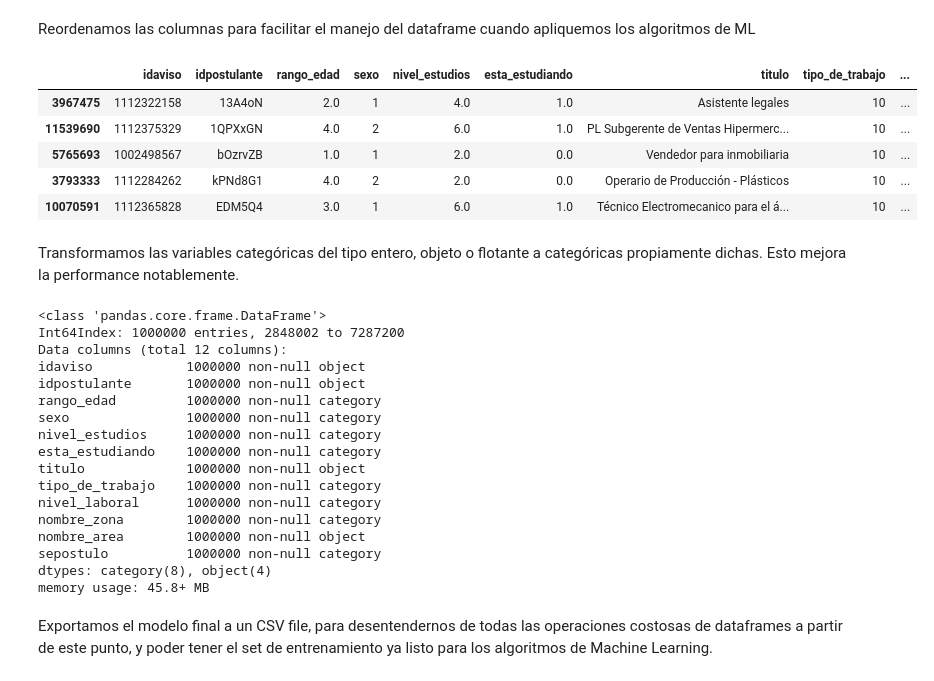
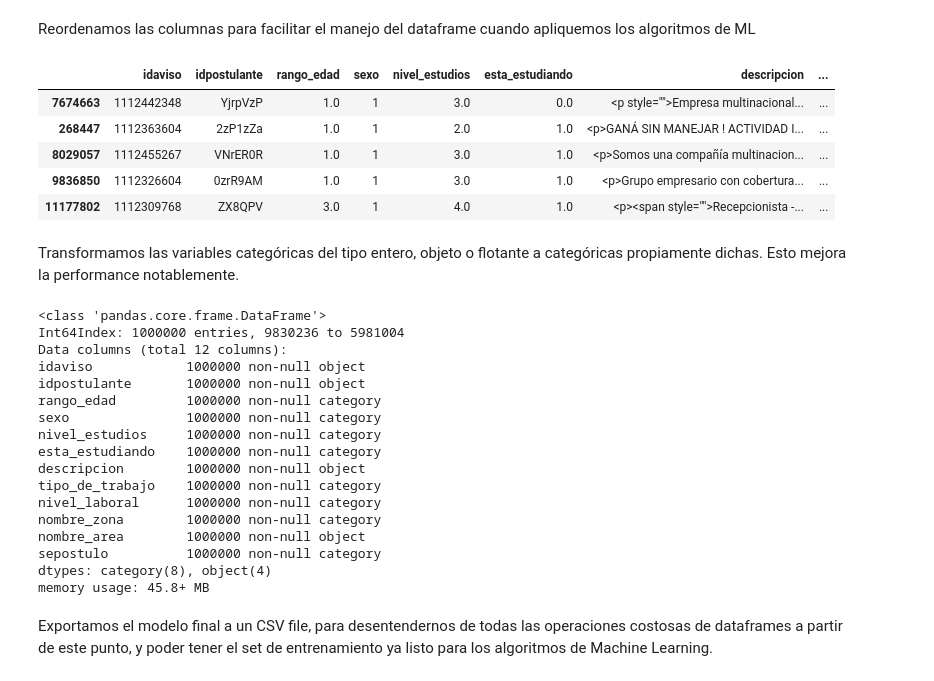
Before and after one commit to franhermani/TP2-7506, a Jupyter notebook: modelo_nuevo_make.ipynb, the cells around one changed output. Drawn from its saved outputs; the diff is of its cells as text; code cells hidden in the pictures.

```diff
--- a/modelo_nuevo_make.ipynb
+++ b/modelo_nuevo_make.ipynb
@@ -514,6 +514,10 @@ avisos_detalles_2 = pd.read_csv('datos_navent_fiuba/fiuba_6_avisos_detalle.csv')
 
 avisos_detalles = pd.merge(avisos_detalles, avisos_detalles_2, how='outer')
 
+avisos_detalles_2 = pd.read_csv('datos_navent_fiuba/fiuba_6_avisos_detalle_missing_nivel_laboral.csv')
+
+avisos_detalles = pd.merge(avisos_detalles, avisos_detalles_2, how='outer')
+
 avisos_detalles.sample(5)
 # %% [output]
 |  | idaviso | idpais | titulo | descripcion | nombre_zona | ciudad | mapacalle | tipo_de_trabajo | ... |
@@ -572,7 +576,7 @@ False     1798
 Name: mapacalle, dtype: int64
 # %%
 # Eliminamos las columnas arriba mencionadas
-avisos_detalles.drop(columns={'idpais', 'ciudad', 'mapacalle', 'descripcion', 'denominacion_empresa'}, axis=1, inplace=True)
+avisos_detalles.drop(columns={'idpais', 'ciudad', 'mapacalle', 'titulo', 'denominacion_empresa'}, axis=1, inplace=True)
 
 avisos_detalles.sample(5)
 # %% [output]
@@ -663,6 +668,7 @@ avisos_detalles.loc[(avisos_detalles['nivel_laboral'] == 'Jefe / Supervisor / Re
 avisos_detalles.loc[(avisos_detalles['nivel_laboral'] == 'Senior / Semi-Senior'),'nivel_laboral'] = 3
 avisos_detalles.loc[(avisos_detalles['nivel_laboral'] == 'Junior'),'nivel_laboral'] = 2
 avisos_detalles.loc[(avisos_detalles['nivel_laboral'] == 'Otro'),'nivel_laboral'] = 1
+avisos_detalles.loc[(avisos_detalles['nivel_laboral'].isnull()),'nivel_laboral'] = 0
 # %%
 avisos_detalles.sample(5)
 # %% [output]
@@ -838,5 +840,6 @@ modelo['sepostulo'].value_counts()
 Name: sepostulo, dtype: int64
 # %%
+avisos_detalles['idaviso'] = avisos_detalles['idaviso'].astype('object')
 modelo['idaviso'] = modelo['idaviso'].astype('object')
 modelo.info()
 # %% [output]
@@ -1010,17 +1013,17 @@ modelo_si = 0
 Reordenamos las columnas para facilitar el manejo del dataframe cuando apliquemos los algoritmos de ML
 # %%
 modelo_final = modelo_final[['idaviso','idpostulante','rango_edad','sexo',\
-                             'nivel_estudios','esta_estudiando','titulo','tipo_de_trabajo',\
+                             'nivel_estudios','esta_estudiando','descripcion','tipo_de_trabajo',\
                              'nivel_laboral','nombre_zona','nombre_area','sepostulo']]
 
 modelo_final.sample(5)
 # %% [output]
-|  | idaviso | idpostulante | rango_edad | sexo | nivel_estudios | esta_estudiando | titulo | tipo_de_trabajo | ... |
-| 3967475 | 1112322158 | 13A4oN | 2.0 | 1 | 4.0 | 1.0 | Asistente legales | 10 | ... |
-| 11539690 | 1112375329 | 1QPXxGN | 4.0 | 2 | 6.0 | 1.0 | PL Subgerente de Ventas Hipermerc... | 10 | ... |
-| 5765693 | 1002498567 | bOzrvZB | 1.0 | 1 | 2.0 | 0.0 | Vendedor para inmobiliaria | 10 | ... |
-| 3793333 | 1112284262 | kPNd8G1 | 4.0 | 2 | 2.0 | 0.0 | Operario de Producción - Plásticos | 10 | ... |
-| 10070591 | 1112365828 | EDM5Q4 | 3.0 | 1 | 6.0 | 1.0 | Técnico Electromecanico para el á... | 10 | ... |
+|  | idaviso | idpostulante | rango_edad | sexo | nivel_estudios | esta_estudiando | descripcion | ... |
+| 7674663 | 1112442348 | YjrpVzP | 1.0 | 1 | 3.0 | 0.0 | <p style="">Empresa multinacional... | ... |
+| 268447 | 1112363604 | 2zP1zZa | 1.0 | 1 | 2.0 | 1.0 | <p>GANÁ SIN MANEJAR ! ACTIVIDAD I... | ... |
+| 8029057 | 1112455267 | VNrER0R | 1.0 | 1 | 3.0 | 1.0 | <p>Somos una compañía multinacion... | ... |
+| 9836850 | 1112326604 | 0zrR9AM | 1.0 | 1 | 3.0 | 1.0 | <p>Grupo empresario con cobertura... | ... |
+| 11177802 | 1112309768 | ZX8QPV | 3.0 | 1 | 4.0 | 1.0 | <p><span style="">Recepcionista -... | ... |
 # %% [markdown]
 Transformamos las variables categóricas del tipo entero, objeto o flotante a categóricas propiamente dichas. Esto mejora la performance notablemente.
 # %%
@@ -1036,7 +1039,7 @@ modelo_final['sepostulo'] = modelo_final['sepostulo'].astype('category')
 modelo_final.info()
 # %% [output]
 <class 'pandas.core.frame.DataFrame'>
-Int64Index: 1000000 entries, 2848002 to 7287200
+Int64Index: 1000000 entries, 9830236 to 5981004
 Data columns (total 12 columns):
 idaviso            1000000 non-null object
 idpostulante       1000000 non-null object
@@ -1044,7 +1047,7 @@ rango_edad         1000000 non-null category
 sexo               1000000 non-null category
 nivel_estudios     1000000 non-null category
 esta_estudiando    1000000 non-null category
-titulo             1000000 non-null object
+descripcion        1000000 non-null object
 tipo_de_trabajo    1000000 non-null category
 nivel_laboral      1000000 non-null category
 nombre_zona        1000000 non-null category
```
Also changed, not shown: parts of 41 cells of this notebook.
